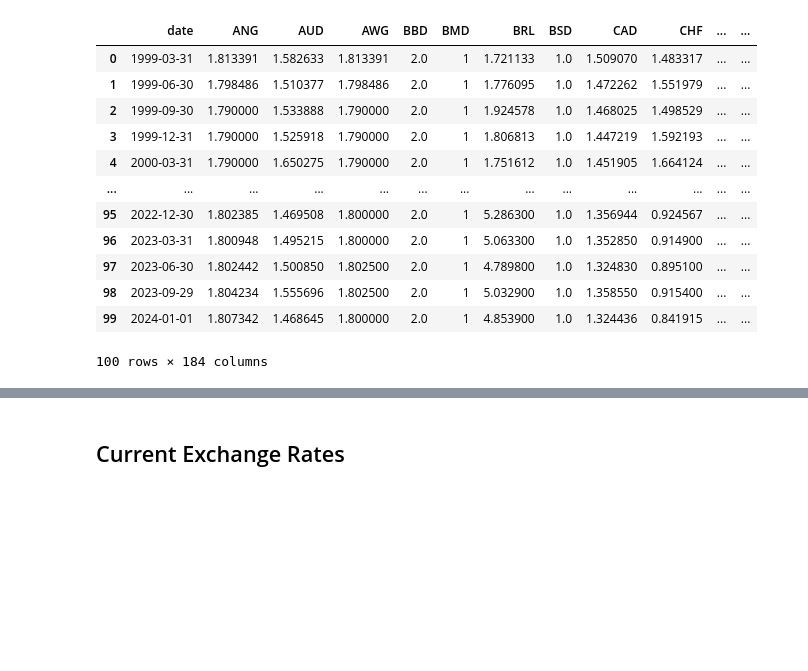
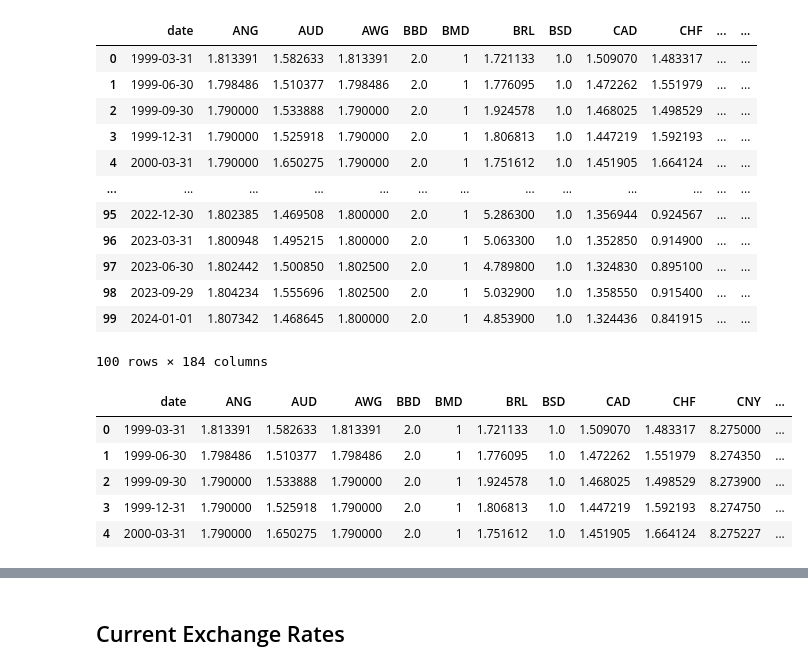
Before and after one commit to salu218/Api_test, a Jupyter notebook: Exchange_rate.ipynb, the cells around one changed output, grey strips where cells are left out. Drawn from its saved outputs; the diff is of its cells as text; code cells hidden in the pictures; blank space fills up the shorter version.

```diff
--- a/Exchange_rate.ipynb
+++ b/Exchange_rate.ipynb
@@ -222,3 +222,12 @@ historical_q_df
 # %%
 # with pd.option_context('display.max_rows', None, 'display.max_columns', None):  # more options can be specified also
 #     print(historical_q_df)
+# %%
+historical_q_df.head()
+# %% [output]
+|  | date | ANG | AUD | AWG | BBD | BMD | BRL | BSD | CAD | CHF | CNY | ... |
+| 0 | 1999-03-31 | 1.813391 | 1.582633 | 1.813391 | 2.0 | 1 | 1.721133 | 1.0 | 1.509070 | 1.483317 | 8.275000 | ... |
+| 1 | 1999-06-30 | 1.798486 | 1.510377 | 1.798486 | 2.0 | 1 | 1.776095 | 1.0 | 1.472262 | 1.551979 | 8.274350 | ... |
+| 2 | 1999-09-30 | 1.790000 | 1.533888 | 1.790000 | 2.0 | 1 | 1.924578 | 1.0 | 1.468025 | 1.498529 | 8.273900 | ... |
+| 3 | 1999-12-31 | 1.790000 | 1.525918 | 1.790000 | 2.0 | 1 | 1.806813 | 1.0 | 1.447219 | 1.592193 | 8.274750 | ... |
+| 4 | 2000-03-31 | 1.790000 | 1.650275 | 1.790000 | 2.0 | 1 | 1.751612 | 1.0 | 1.451905 | 1.664124 | 8.275227 | ... |
```
Also changed, not shown: parts of 29 cells of this notebook.
